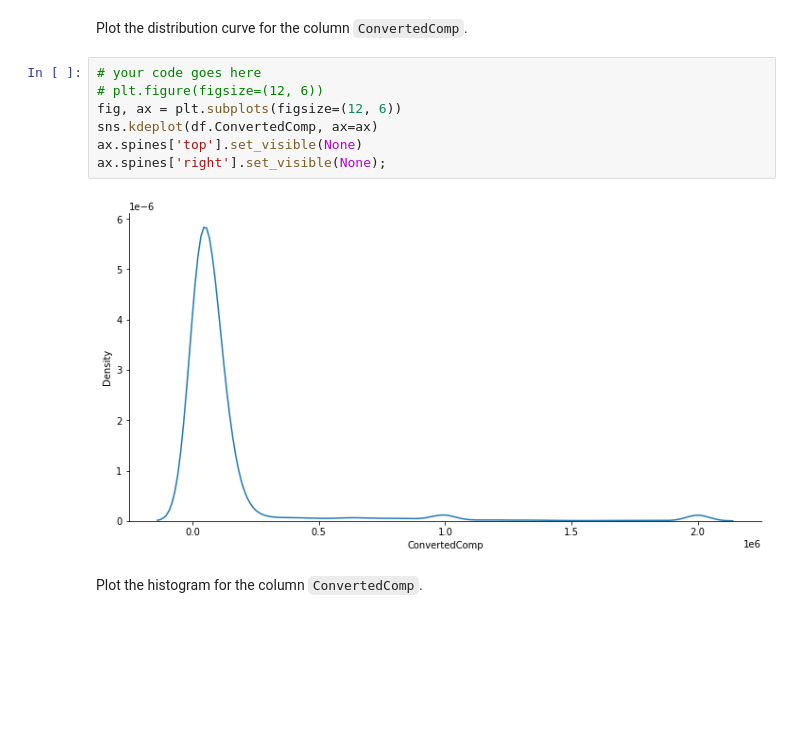
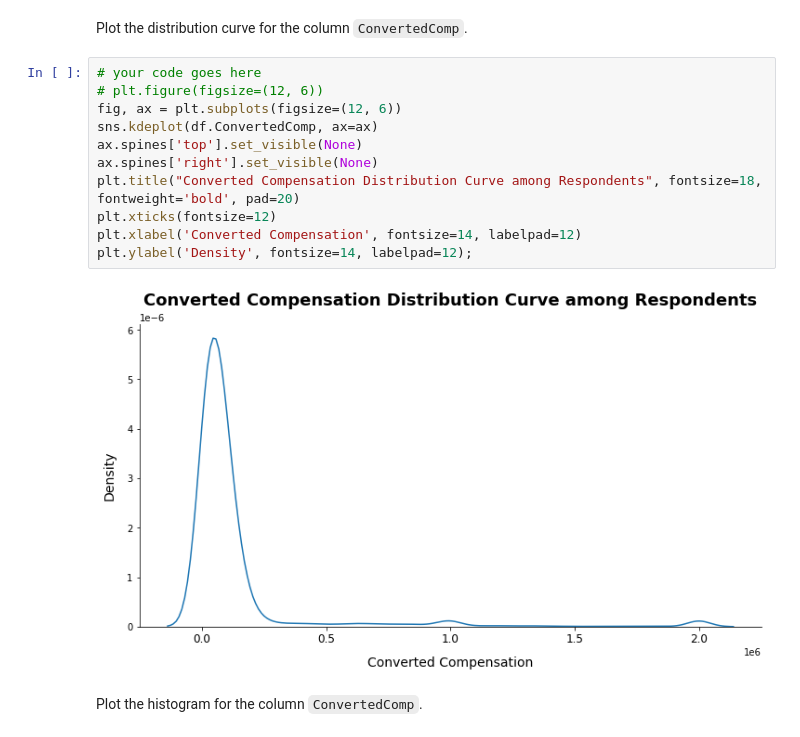
Before and after one commit to Alex-YuZ/IBM-Data-Analyst-Professional-Certificate-, a Jupyter notebook: Lab11_to_13_EDA.ipynb, the cells around one changed output. Saved outputs shown, nothing was run; the diff lists cells and outputs as text; blank space fills up the shorter version.

Commit message:
Feat: Add viz on ConvertedComp and Age

```diff
--- a/Lab11_to_13_EDA.ipynb
+++ b/Lab11_to_13_EDA.ipynb
@@ -71,11 +71,15 @@ Plot the distribution curve for the column `ConvertedComp`.
 # %%
 # your code goes here
 # plt.figure(figsize=(12, 6))
 fig, ax = plt.subplots(figsize=(12, 6))
 sns.kdeplot(df.ConvertedComp, ax=ax)
 ax.spines['top'].set_visible(None)
-ax.spines['right'].set_visible(None);
+ax.spines['right'].set_visible(None)
+plt.title("Converted Compensation Distribution Curve among Respondents", fontsize=18, fontweight='bold', pad=20)
+plt.xticks(fontsize=12)
+plt.xlabel('Converted Compensation', fontsize=14, labelpad=12)
+plt.ylabel('Density', fontsize=14, labelpad=12);
 # %% [output]
-[figure, old version]
+[figure, new version]
 # %% [markdown]
 Plot the histogram for the column `ConvertedComp`.
```
Also changed, not shown: parts of 13 cells of this notebook.
